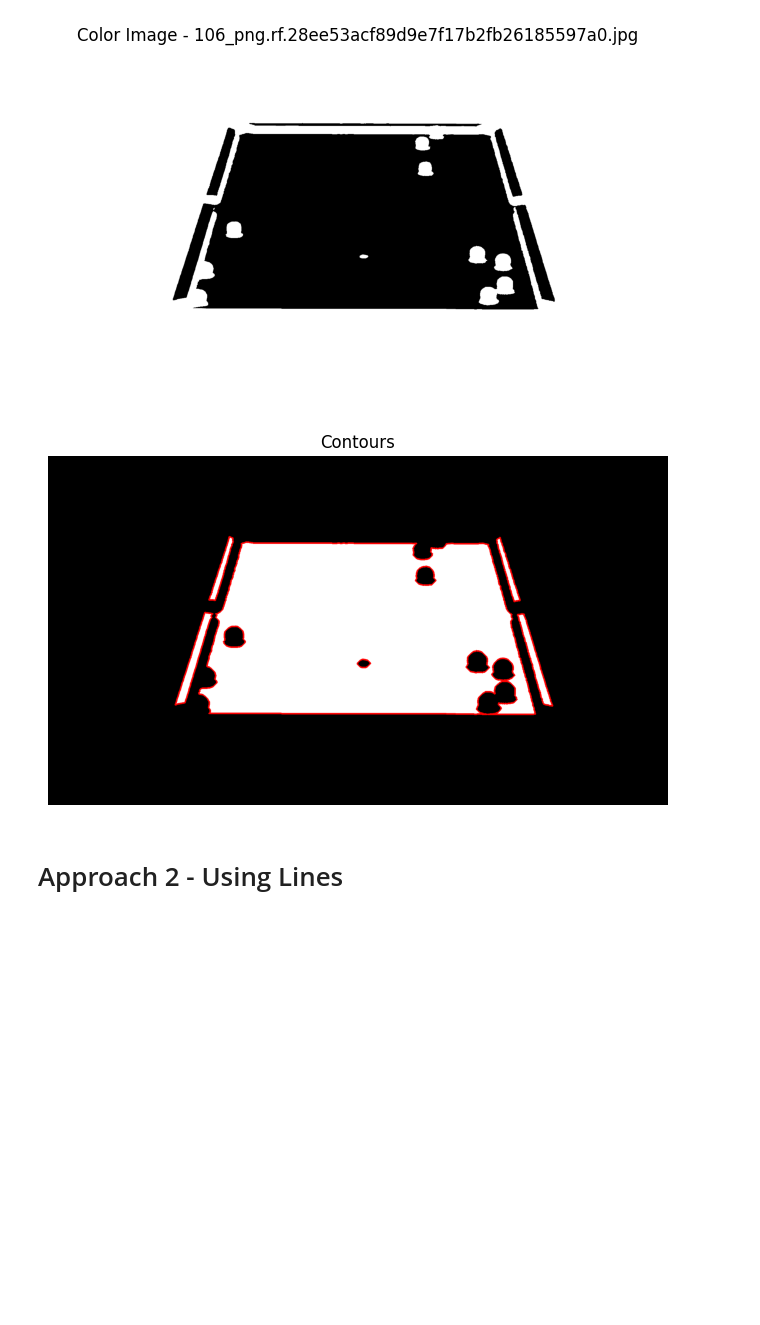
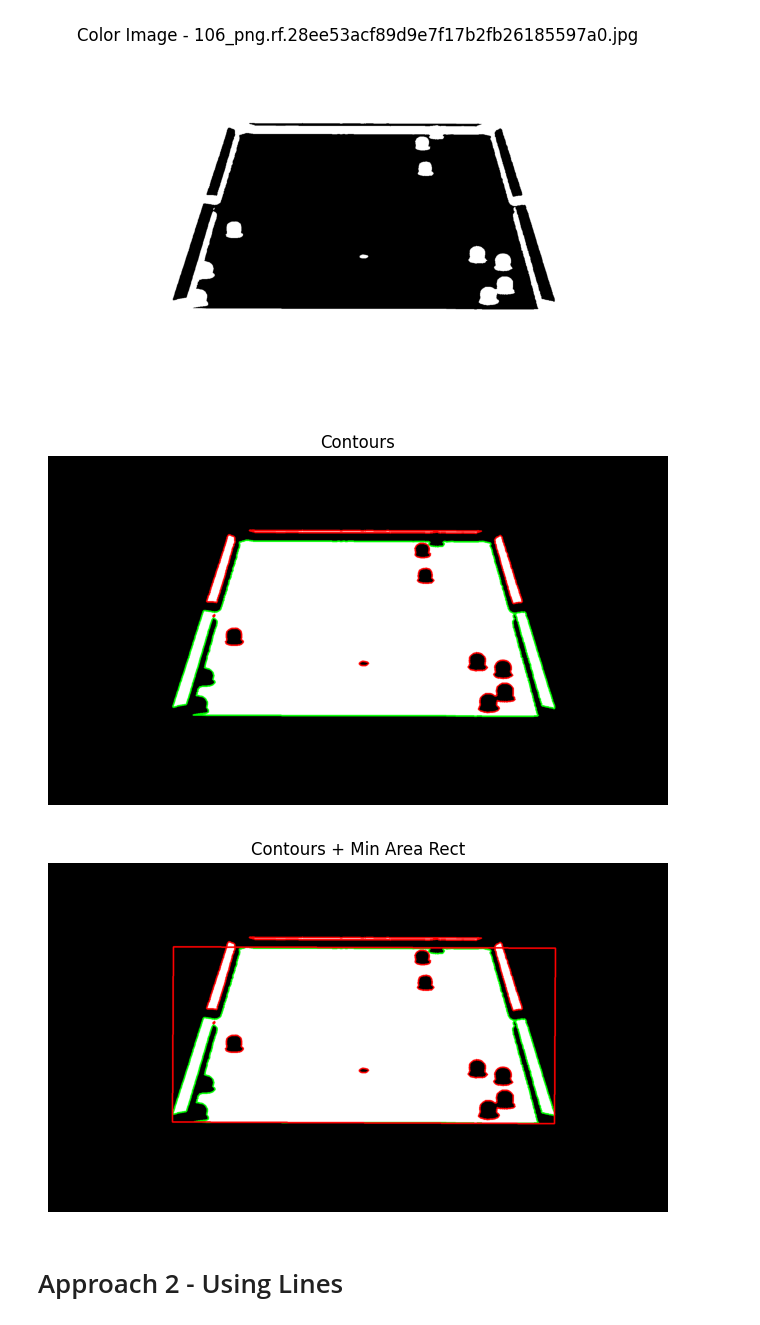
Before and after one commit to Proenca13/CV_PROJECT_1, a Jupyter notebook: project.ipynb, the cells around one changed output. Saved outputs shown, nothing was run; the diff lists cells and outputs as text; code cells hidden in the pictures; blank space fills up the shorter version.

Commit message:
Add square from contour

```diff
--- a/project.ipynb
+++ b/project.ipynb
@@ -108,17 +108,27 @@ Target BGR: (219, 159, 81)
 # %%
 # Find contours
 
 # Contours only works with gray scale images
 binary = only_table_img
 contours, hierarchy = cv2.findContours(binary, cv2.RETR_TREE, cv2.CHAIN_APPROX_SIMPLE)
+# Biggest Contour
+table_contour = max(contours, key=cv2.contourArea)
 
 contour_img = cv2.cvtColor(binary, cv2.COLOR_GRAY2BGR)
-cv2.drawContours(contour_img, contours, -1, (0,0,255), 3)
+cv2.drawContours(contour_img, contours, -1, (0,0,255), 3) # Red All
+cv2.drawContours(contour_img, [table_contour], -1, (0, 255, 0), 3) # Green Max Contour
 show_image(contour_img, "Contours")
 
 # Find 4 corners
+rot_rect = cv2.minAreaRect(table_contour)
+box = cv2.boxPoints(rot_rect)
+box = np.intp(box)
+cv2.drawContours(contour_img, [box], -1, (0,0,255), 3)
+show_image(contour_img, "Contours + Min Area Rect")
+
 # Do Homography
 # %% [output]
-[figure, old version]
+[figure, new version]
+[figure, added]
 # %% [markdown]
 # Approach 2 - Using Lines
```
